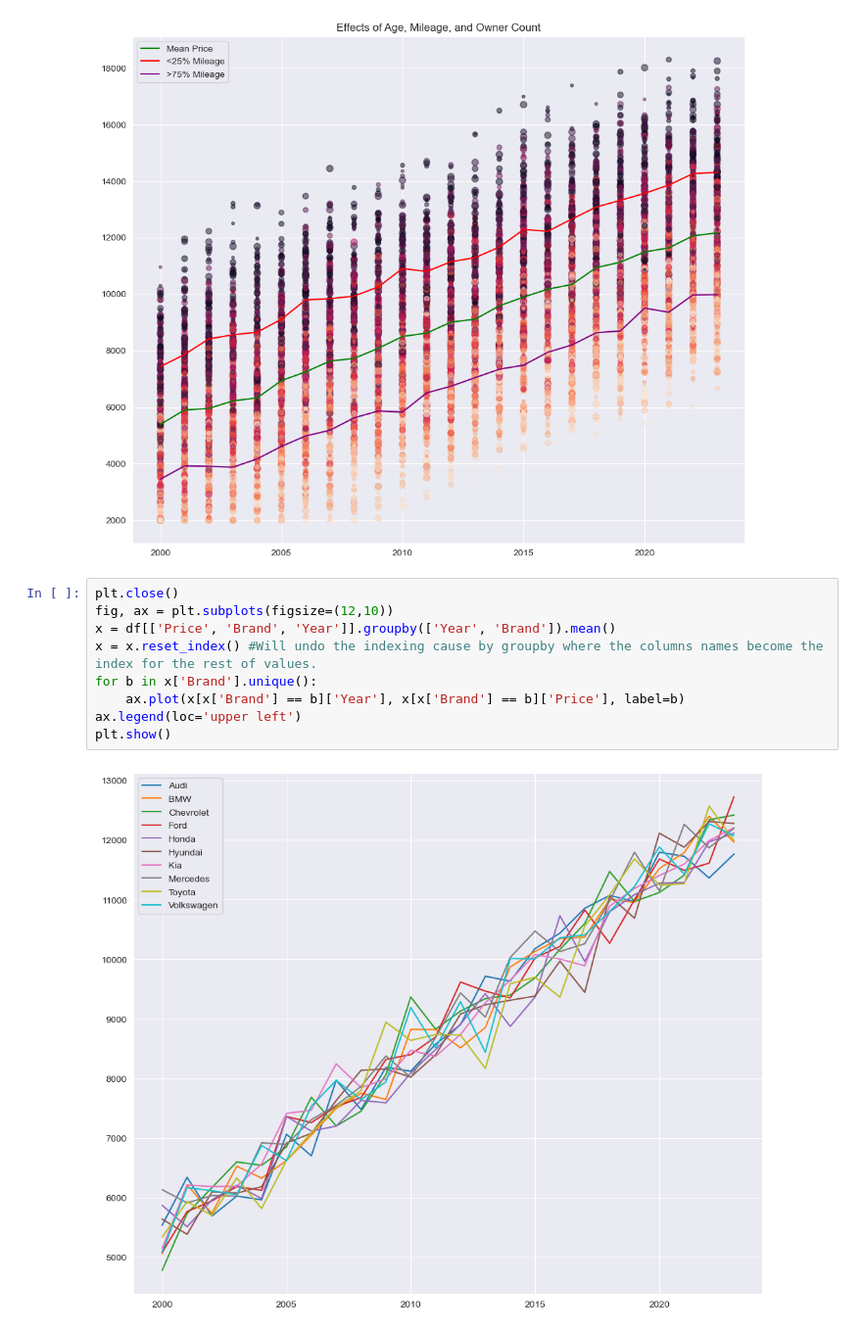
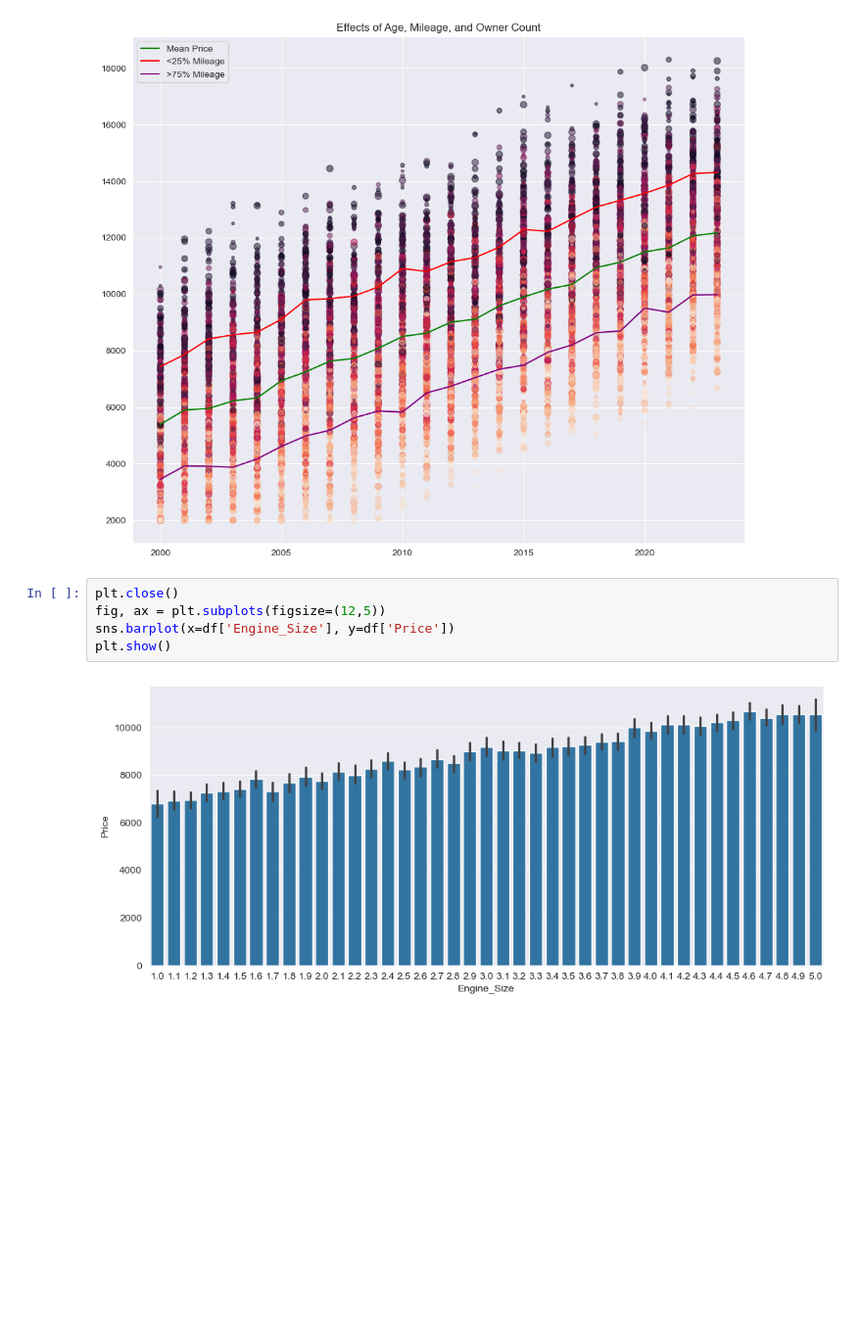
Before and after one commit to EmilianoDeLaGarzaVillarreal/CarPriceAnalysis, a Jupyter notebook: sample.ipynb, the cells around one changed output. Shown at 98% size. Cells and saved outputs as stored; diff of their text form; blank space fills up the shorter version.

Commit message:
Started adding a story for the charts, updated requirements.txt, and added a few extra charts.

```diff
--- a/sample.ipynb
+++ b/sample.ipynb
@@ -151,12 +232,8 @@ plt.show()
 [figure]
 # %%
 plt.close()
-fig, ax = plt.subplots(figsize=(12,10))
-x = df[['Price', 'Brand', 'Year']].groupby(['Year', 'Brand']).mean()
-x = x.reset_index() #Will undo the indexing cause by groupby where the columns names become the index for the rest of values.
-for b in x['Brand'].unique():
-    ax.plot(x[x['Brand'] == b]['Year'], x[x['Brand'] == b]['Price'], label=b)
-ax.legend(loc='upper left')
+fig, ax = plt.subplots(figsize=(12,5))
+sns.barplot(x=df['Engine_Size'], y=df['Price'])
 plt.show()
 # %% [output]
-[figure, old version]
+[figure, new version]
```
Also changed, not shown: parts of 22 cells of this notebook, 1 other file.
